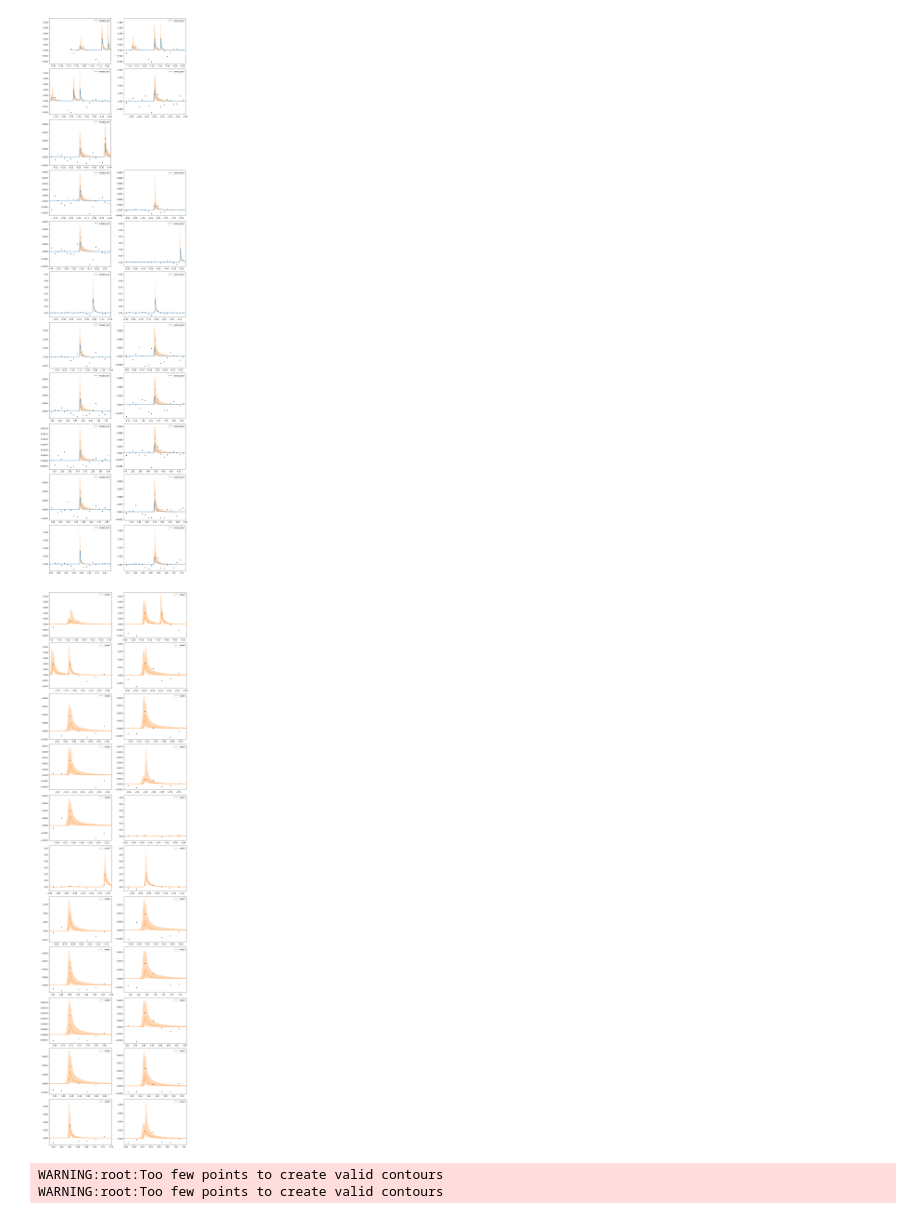
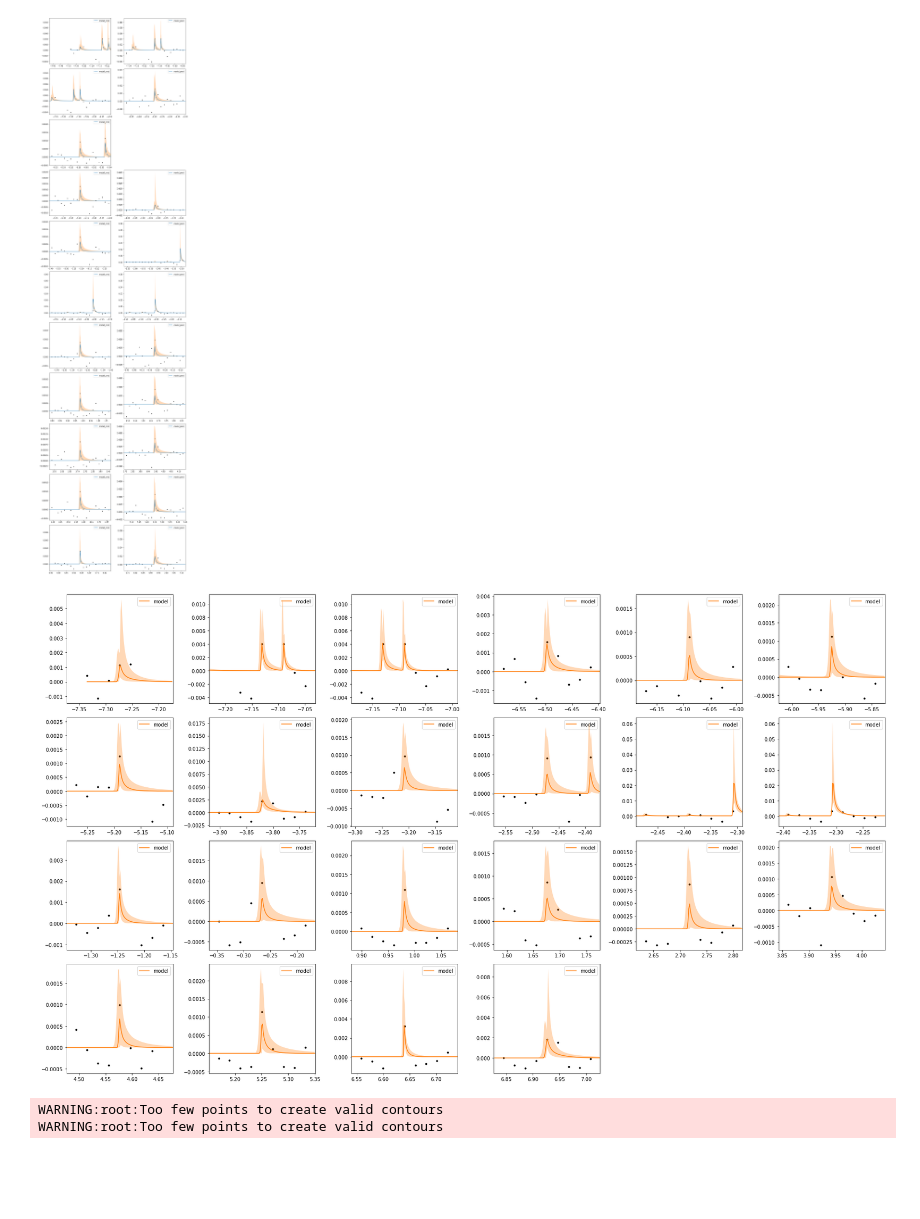
Before and after one commit to exoclam/epic-246301900, a Jupyter notebook: xoflares-epic246301900-post-flare-pre-gap.ipynb, the cells around one changed output. Cells and saved outputs as stored; diff of their text form; code cells hidden in the pictures; blank space fills up the shorter version.

Commit message:
updated flare plotting machinery for paper and reached checkpoint for June 23 2021 meeting

```diff
--- a/xoflares-epic246301900-post-flare-pre-gap.ipynb
+++ b/xoflares-epic246301900-post-flare-pre-gap.ipynb
@@ -101,7 +101,7 @@ def normalize_flux(lc):
 # %%
 # get a smoothed version of the light curve
 norm_y = normalize_flux(post.PDCSAP_FLUX)
-smooth = savgol_filter(norm_y, 9, polyorder=3)
+smooth = savgol_filter(norm_y, 91, polyorder=3)
 resid = norm_y - smooth
 mask = resid < 1.5*np.sqrt(np.mean(resid**2))
 
@@ -477,26 +477,30 @@ fig.savefig('flare-model-postflare-pregap.png')
 # %%
 flc =  np.percentile(trace['flare_lc'], [5, 50, 95], axis=0)
 flc_plot =  np.percentile(trace['flare_lc_pred'], [5, 50, 95], axis=0)
-fig, axes = plt.subplots(ncols=2, nrows=np.ceil(npeaks/2).astype(int), figsize=[12,npeaks*2])
+fig, axes = plt.subplots(ncols=6, nrows=np.ceil(npeaks/6).astype(int), figsize=[24,24])
 axes = axes.flatten()
 for i in range(npeaks):
-    timemask = (x >= tpeaks[i]-0.2) & (x < tpeaks[i]+0.2)
-    timemask_t_plot = (t_plot >= tpeaks[i]-0.2) * (t_plot < tpeaks[i]+0.2)
+    timemask = (x >= tpeaks[i]-0.1) & (x < tpeaks[i]+0.1)
+    timemask_t_plot = (t_plot >= tpeaks[i]-0.1) * (t_plot < tpeaks[i]+0.1)
     ax = axes[i]
     ax.plot(x[timemask], y[timemask], '.k')
     ax.plot(t_plot[timemask_t_plot], flc_plot[1][timemask_t_plot], color="C1", label="model")
     art = ax.fill_between(t_plot[timemask_t_plot], flc_plot[0][timemask_t_plot],
                           flc_plot[2][timemask_t_plot], color="C1", alpha=0.3,
                                zorder=1000)
     art.set_edgecolor("none")
-    ax.set_xlim(tpeaks[i]-0.05, tpeaks[i]+0.1)
+    ax.set_xlim(tpeaks[i]-0.1, tpeaks[i]+0.1)
     #ax.set_ylim(np.min(y[timemask]) - 1, 1 + np.max(y[timemask]))
     ax.legend()
 
+fig.set_figheight(14)
+fig.set_figwidth(24)
+fig.delaxes(axes[23])
+fig.delaxes(axes[22])
 fig.tight_layout()
 fig.savefig('flare-model-postflare-pregap.png')
 # %% [output]
-[figure, old version]
+[figure, new version]
 # %%
 # save out to combine with other two set of flares
 #pd.Series(flc[1]).to_csv('post-flare-pre-gap-flares.csv', index=False)
```
Also changed, not shown: parts of 2 cells of this notebook, 2 other files.
